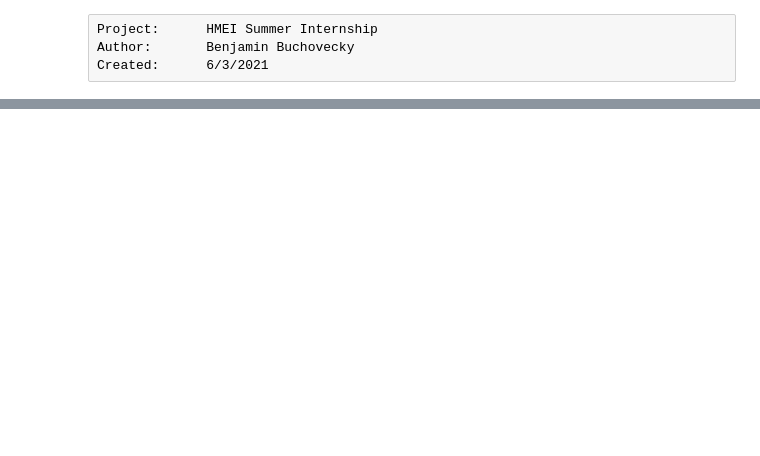
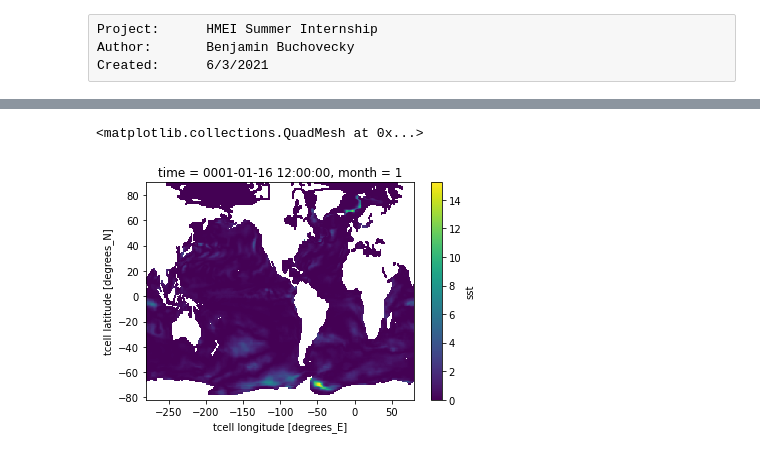
Before and after one commit to bbuchovecky/hmei, a Jupyter notebook: notebooks/ctrl_run_analysis.ipynb, the cells around one changed output, grey strips where cells are left out. Saved outputs shown, nothing was run; the diff lists cells and outputs as text; code cells hidden in the pictures; blank space fills up the shorter version.

```diff
--- a/notebooks/ctrl_run_analysis.ipynb
+++ b/notebooks/ctrl_run_analysis.ipynb
@@ -30,0 +116,5 @@ subdir = 'CTRL'
+# %%
+dev2.sst[0].plot()
+# %% [output]
+<matplotlib.collections.QuadMesh at 0x...>
+[figure, added]
```
Also changed, not shown: parts of 25 cells of this notebook, 1 other file.
